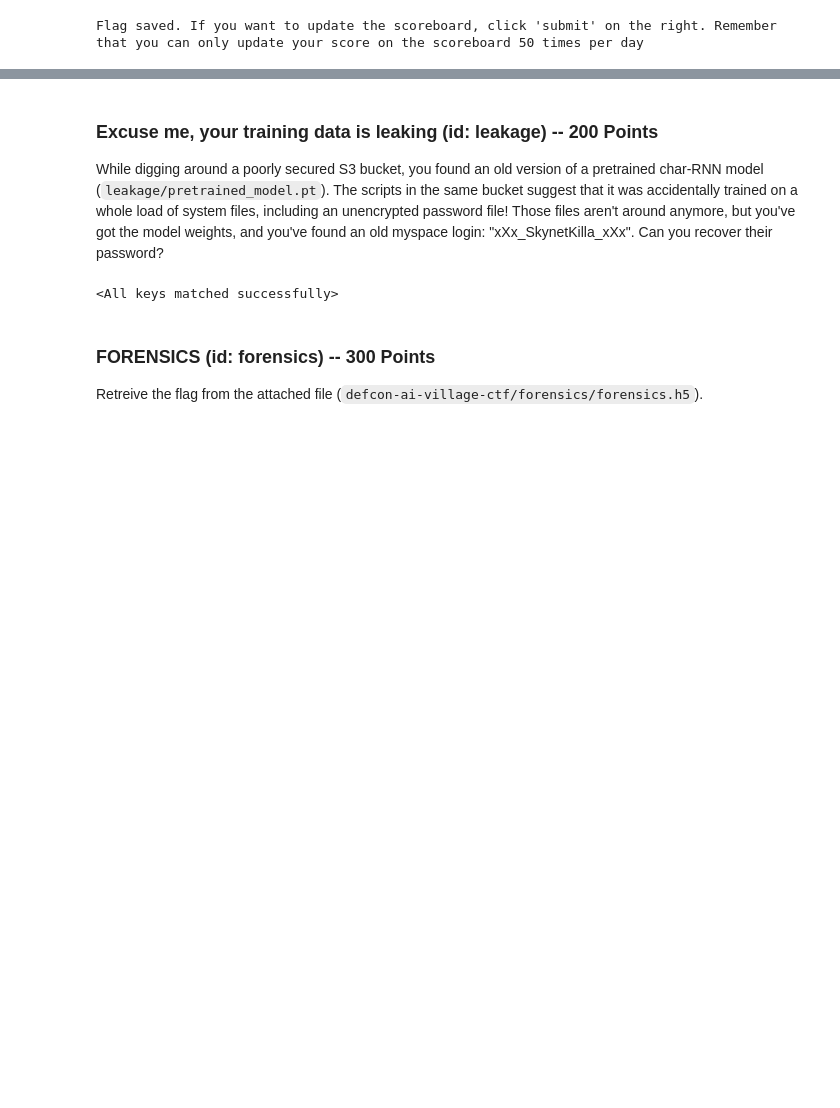
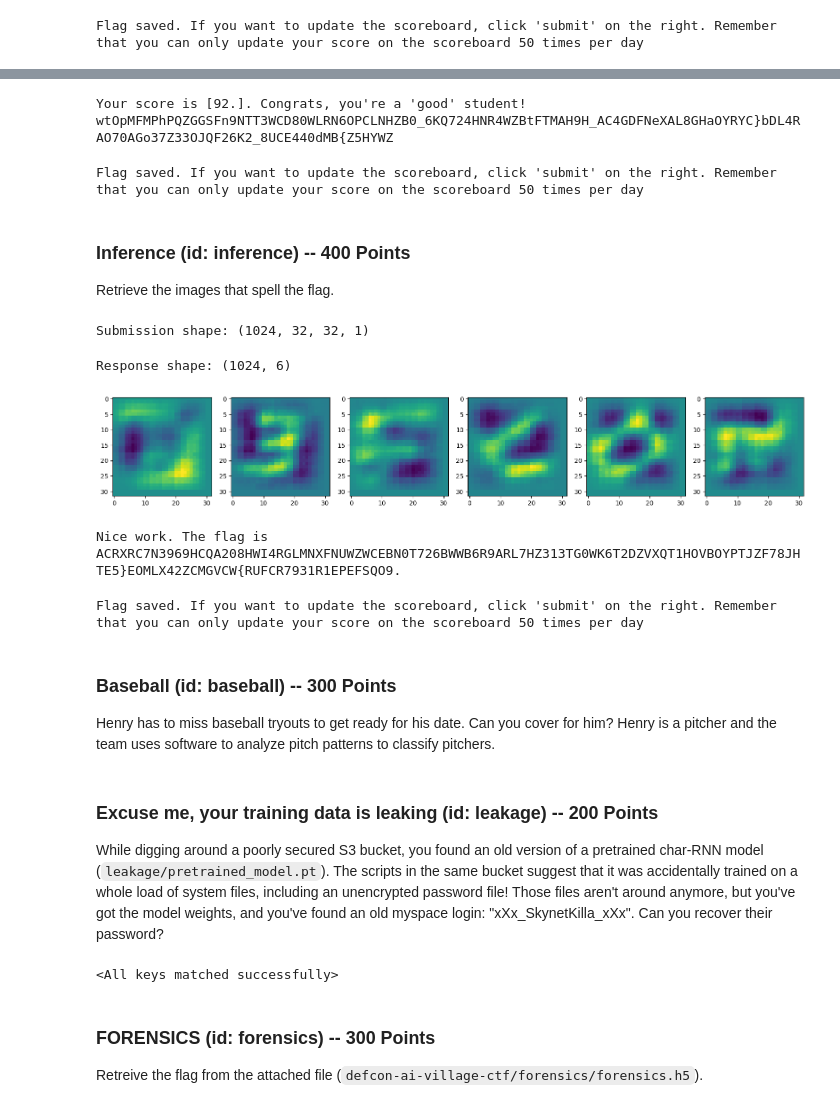
Before and after one commit to anubhavde/jubilant-robot-hacker, a Jupyter notebook: submission.ipynb, the cells around one changed output, grey strips where cells are left out. Drawn from its saved outputs; the diff is of its cells as text; code cells hidden in the pictures; blank space fills up the shorter version.

```diff
--- a/submission.ipynb
+++ b/submission.ipynb
@@ -618,3 +606,69 @@ Flag saved. If you want to update the scoreboard, click 'submit' on the right. R
+# %%
+with open("/home/linux/Workspace/ai-village-ctf/bad2good/math_tampered2.csv", "r") as f:
+    try:
+        r = requests.post("https://bad2good.fly.dev/score",
+                          files={"data_file": f})
+        print(r.text)
+    except requests.exceptions.ConnectionError:
+        print("Connection problems. Contact the CTF organizers.")
+# %% [output]
+Your score is [92.]. Congrats, you're a 'good' student! wtOpMFMPhPQZGGSFn9NTT3WCD80WLRN6OPCLNHZB0_6KQ724HNR4WZBtFTMAH9H_AC4GDFNeXAL8GHaOYRYC}bDL4RAO70AGo37Z33OJQF26K2_8UCE440dMB{Z5HYWZ
+# %%
+add_flag("bad_to_good", "wtOpMFMPhPQZGGSFn9NTT3WCD80WLRN6OPCLNHZB0_6KQ724HNR4WZBtFTMAH9H_AC4GDFNeXAL8GHaOYRYC}bDL4RAO70AGo37Z33OJQF26K2_8UCE440dMB{Z5HYWZ")
+# %% [output]
+Flag saved. If you want to update the scoreboard, click 'submit' on the right. Remember that you can only update your score on the scoreboard 50 times per day
+# %% [markdown]
+### **Inference (id: inference) -- 400 Points**
+
+Retrieve the images that spell the flag.
+# %%
+x = np.ones((32*32,32,32,1))*0.4
+for r in range(32):
+    for c in range(32):
+        x[r*32+c,r,c,0] = 1
+print('Submission shape:',x.shape)
+# %% [output]
+Submission shape: (1024, 32, 32, 1)
+# %%
+try:
+    response = requests.post("https://inference.fly.dev/score", data = json.dumps({"input": x.tolist()}))
+    x = np.array( json.loads(response.text)['outputs'] )
+except requests.exceptions.ConnectionError:
+    print("Connection problems. Contact the CTF organizers.")
+
+print('Response shape:',x.shape )
+# %% [output]
+Response shape: (1024, 6)
+# %%
+plt.figure(figsize=(20, 5))
+for col in range(6):
+    img = np.zeros((32, 32))
+    for k in range(32*32):
+        r = k//32
+        c = k % 32
+        img[r, c] = x[k, col]
+    plt.subplot(1, 6, col+1)
+    plt.imshow(img)
+plt.show()
+# %% [output]
+[figure, added]
+# %%
+try:
+    r = requests.post("http://flags.fly.dev:5000/score", json=json.dumps(
+        {"challenge_id": "inference", "submission": "FLAG{D3FC0N}"}))
+    print(r.text)
+except requests.exceptions.ConnectionError:
+    print("Connection problems. Contact the CTF organizers.")
+# %% [output]
+Nice work. The flag is ACRXRC7N3969HCQA208HWI4RGLMNXFNUWZWCEBN0T726BWWB6R9ARL7HZ313TG0WK6T2DZVXQT1HOVBOYPTJZF78JHTE5}EOMLX42ZCMGVCW{RUFCR7931R1EPEFSQO9.
+# %%
+add_flag("inference", "ACRXRC7N3969HCQA208HWI4RGLMNXFNUWZWCEBN0T726BWWB6R9ARL7HZ313TG0WK6T2DZVXQT1HOVBOYPTJZF78JHTE5}EOMLX42ZCMGVCW{RUFCR7931R1EPEFSQO9")
+# %% [output]
+Flag saved. If you want to update the scoreboard, click 'submit' on the right. Remember that you can only update your score on the scoreboard 50 times per day
+# %% [markdown]
+### **Baseball (id: baseball) -- 300 Points**
+
+Henry has to miss baseball tryouts to get ready for his date. Can you cover for him? Henry is a pitcher and the team uses software to analyze pitch patterns to classify pitchers.
 # %% [markdown]
 ### **Excuse me, your training data is leaking (id: leakage) -- 200 Points**
 
```
Also changed, not shown: parts of 15 cells of this notebook.
